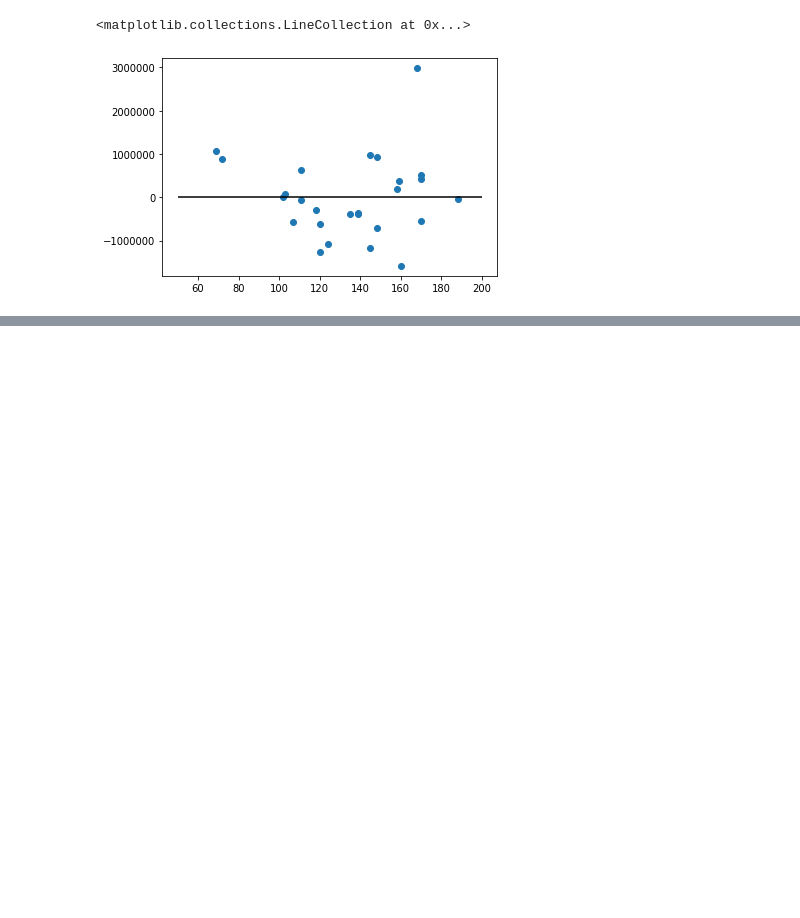
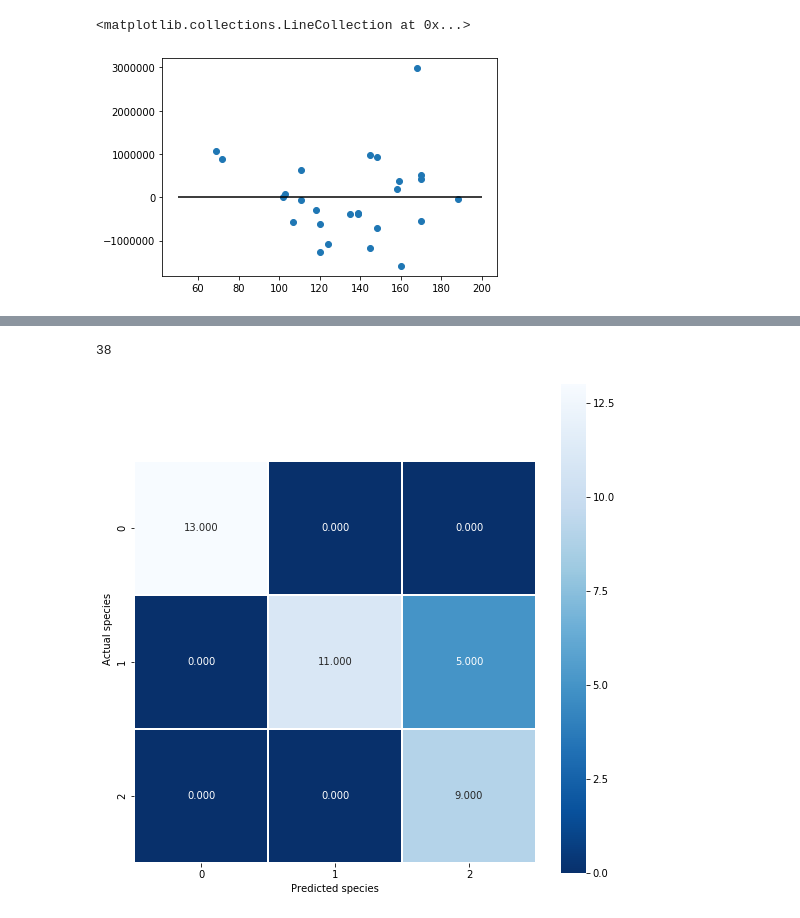
Before and after one commit to carlostling/Data-Science-Projects, a Jupyter notebook: assignment2/assignment2.ipynb, the cells around one changed output, grey strips where cells are left out. Cells and saved outputs as stored; diff of their text form; code cells hidden in the pictures; blank space fills up the shorter version.

Commit message:
confusion matrix visualized

```diff
--- a/assignment2/assignment2.ipynb
+++ b/assignment2/assignment2.ipynb
@@ -53,0 +45,5 @@ sepal_length  sepal_width  petal_length  petal_width        class
+# %%
+# Load iris dataset
+iris = datasets.load_iris()
+# %%
+x_train, x_test, y_train, y_test = train_test_split(iris.data[0:149], iris.target, test_size=0.25, random_state=0)
@@ -53,0 +52,4 @@ sepal_length  sepal_width  petal_length  petal_width        class
+# %%
+# Create and fit the model to the training data
+log_reg = LogisticRegression(random_state=0, multi_class="ovr")
+log_reg.fit(x_train, y_train)
@@ -53,0 +74,13 @@ sepal_length  sepal_width  petal_length  petal_width        class
+# %%
+# Create predictions and confusion matrix
+predictions = log_reg.predict(x_test)
+conf_matrix = confusion_matrix(y_test, predictions)
+plt.figure(figsize=(9,9))
+sns.heatmap(conf_matrix, annot=True, fmt=".3f", linewidths=0.5, square=True, cmap="Blues_r")
+plt.ylabel("Actual species")
+plt.xlabel("Predicted species")
+plt.ylim(len(conf_matrix),-0.5)
+print(len(predictions))
+# %% [output]
+38
+[figure, added]
```
Also changed, not shown: parts of 4 cells of this notebook.
